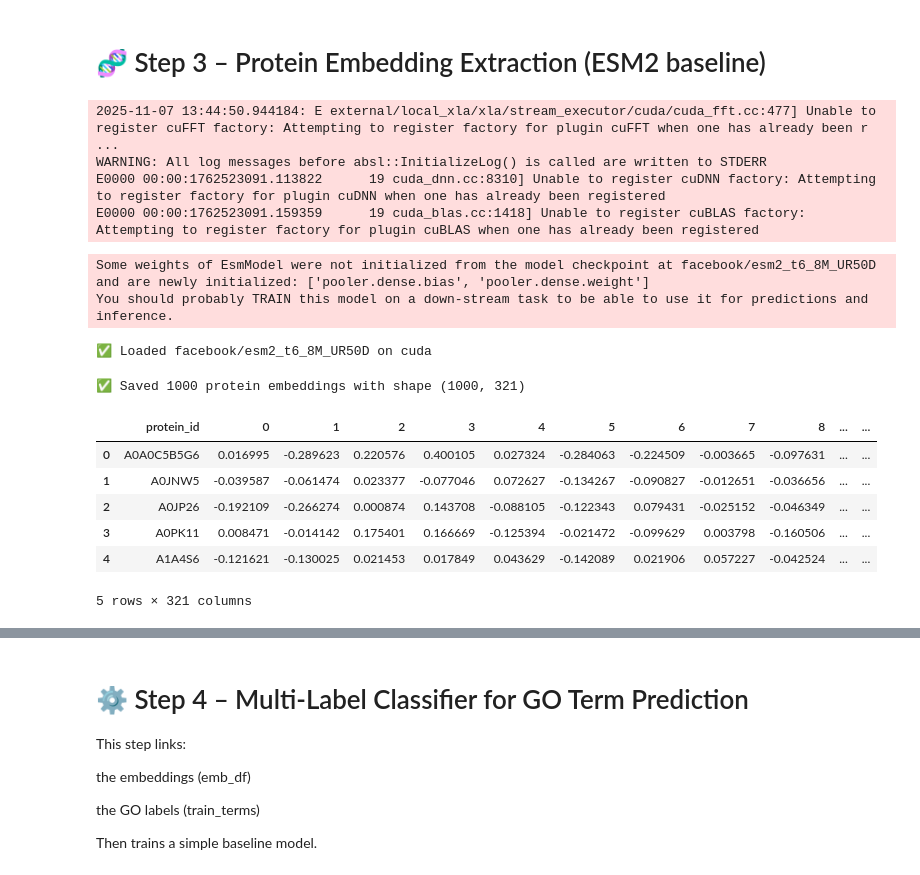
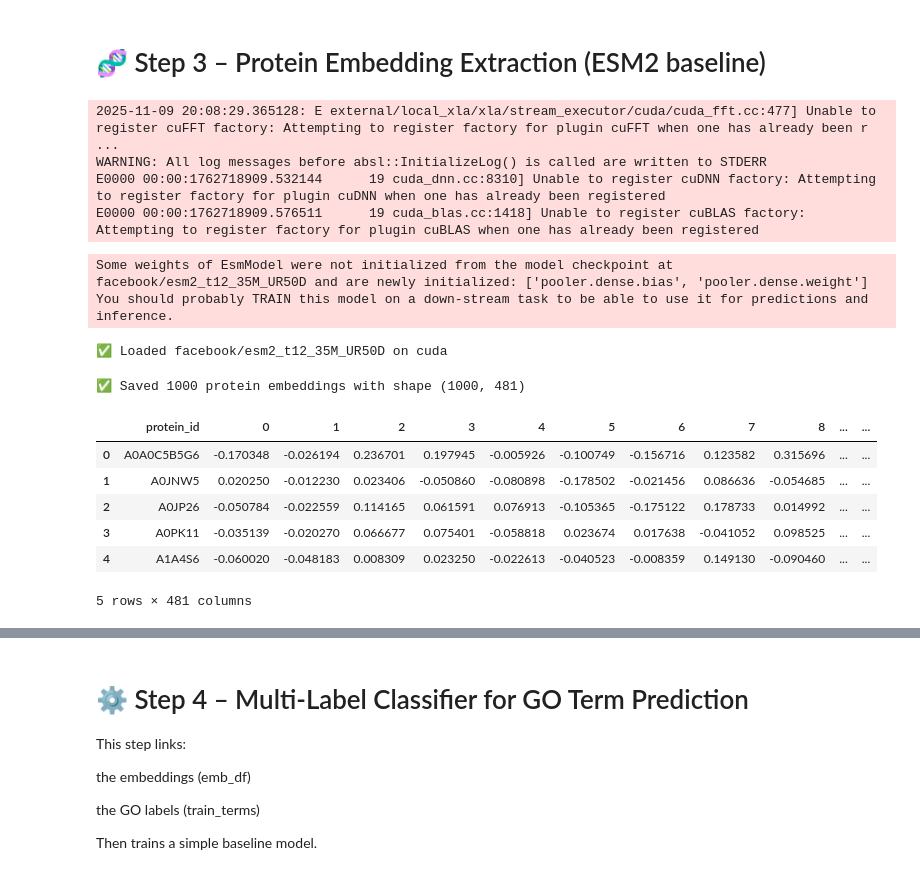
Before and after one commit to dalloliogm/kaggle_competitions, a Jupyter notebook: cafa6-v8-gpu-baseline-esm2-8m.ipynb, the cells around one changed output, grey strips where cells are left out. Drawn from its saved outputs; the diff is of its cells as text; code cells hidden in the pictures.

```diff
--- a/cafa6-v8-gpu-baseline-esm2-8m.ipynb
+++ b/cafa6-v8-gpu-baseline-esm2-8m.ipynb
@@ -301,6 +301,7 @@ from tqdm.notebook import tqdm
 # Load model + tokenizer
 # ---------------------------------------------------------
 MODEL_NAME = "facebook/esm2_t6_8M_UR50D"  # small and fast baseline
+MODEL_NAME = "facebook/esm2_t12_35M_UR50D"
 tokenizer = AutoTokenizer.from_pretrained(MODEL_NAME)
 model = AutoModel.from_pretrained(MODEL_NAME)
 device = "cuda" if torch.cuda.is_available() else "cpu"
@@ -325,42 +326,42 @@ def get_protein_embedding(sequence: str):
 # Compute embeddings for all training sequences
 # ---------------------------------------------------------
 # You can limit to first N for quick testing
 N = 1000  # change to None or len(train_sequences) for full run
 
 seq_items = list(train_sequences.items())[:N]
 embeddings = []
 protein_ids = []
 
 for prot_id, seq in tqdm(seq_items, desc="Embedding proteins"):
     try:
         emb = get_protein_embedding(seq)
         embeddings.append(emb)
         protein_ids.append(prot_id)
     except Exception as e:
         print(f"⚠️ Skipped {prot_id}: {e}")
 
 # ---------------------------------------------------------
 # Save embeddings
 # ---------------------------------------------------------
 emb_df = pd.DataFrame(embeddings)
 emb_df.insert(0, "protein_id", protein_ids)
 emb_df.to_parquet("train_esm2_embeddings.parquet", index=False)
 
 print(f"\n✅ Saved {len(emb_df)} protein embeddings with shape {emb_df.shape}")
 display(emb_df.head())
 # %% [output]
-2025-11-07 13:44:50.944184: E external/local_xla/xla/stream_executor/cuda/cuda_fft.cc:477] Unable to register cuFFT factory: Attempting to register factory for plugin cuFFT when one has already been r ...
+2025-11-09 20:08:29.365128: E external/local_xla/xla/stream_executor/cuda/cuda_fft.cc:477] Unable to register cuFFT factory: Attempting to register factory for plugin cuFFT when one has already been r ...
 WARNING: All log messages before absl::InitializeLog() is called are written to STDERR
-E0000 00:00:1762523091.113822      19 cuda_dnn.cc:8310] Unable to register cuDNN factory: Attempting to register factory for plugin cuDNN when one has already been registered
-E0000 00:00:1762523091.159359      19 cuda_blas.cc:1418] Unable to register cuBLAS factory: Attempting to register factory for plugin cuBLAS when one has already been registered
+E0000 00:00:1762718909.532144      19 cuda_dnn.cc:8310] Unable to register cuDNN factory: Attempting to register factory for plugin cuDNN when one has already been registered
+E0000 00:00:1762718909.576511      19 cuda_blas.cc:1418] Unable to register cuBLAS factory: Attempting to register factory for plugin cuBLAS when one has already been registered
-Some weights of EsmModel were not initialized from the model checkpoint at facebook/esm2_t6_8M_UR50D and are newly initialized: ['pooler.dense.bias', 'pooler.dense.weight']
+Some weights of EsmModel were not initialized from the model checkpoint at facebook/esm2_t12_35M_UR50D and are newly initialized: ['pooler.dense.bias', 'pooler.dense.weight']
 You should probably TRAIN this model on a down-stream task to be able to use it for predictions and inference.
-✅ Loaded facebook/esm2_t6_8M_UR50D on cuda
+✅ Loaded facebook/esm2_t12_35M_UR50D on cuda
-✅ Saved 1000 protein embeddings with shape (1000, 321)
+✅ Saved 1000 protein embeddings with shape (1000, 481)
 |  | protein_id | 0 | 1 | 2 | 3 | 4 | 5 | 6 | 7 | 8 | ... | ... |
-| 0 | A0A0C5B5G6 | 0.016995 | -0.289623 | 0.220576 | 0.400105 | 0.027324 | -0.284063 | -0.224509 | -0.003665 | -0.097631 | ... | ... |
-| 1 | A0JNW5 | -0.039587 | -0.061474 | 0.023377 | -0.077046 | 0.072627 | -0.134267 | -0.090827 | -0.012651 | -0.036656 | ... | ... |
-| 2 | A0JP26 | -0.192109 | -0.266274 | 0.000874 | 0.143708 | -0.088105 | -0.122343 | 0.079431 | -0.025152 | -0.046349 | ... | ... |
-| 3 | A0PK11 | 0.008471 | -0.014142 | 0.175401 | 0.166669 | -0.125394 | -0.021472 | -0.099629 | 0.003798 | -0.160506 | ... | ... |
-| 4 | A1A4S6 | -0.121621 | -0.130025 | 0.021453 | 0.017849 | 0.043629 | -0.142089 | 0.021906 | 0.057227 | -0.042524 | ... | ... |
+| 0 | A0A0C5B5G6 | -0.170348 | -0.026194 | 0.236701 | 0.197945 | -0.005926 | -0.100749 | -0.156716 | 0.123582 | 0.315696 | ... | ... |
+| 1 | A0JNW5 | 0.020250 | -0.012230 | 0.023406 | -0.050860 | -0.080898 | -0.178502 | -0.021456 | 0.086636 | -0.054685 | ... | ... |
+| 2 | A0JP26 | -0.050784 | -0.022559 | 0.114165 | 0.061591 | 0.076913 | -0.105365 | -0.175122 | 0.178733 | 0.014992 | ... | ... |
+| 3 | A0PK11 | -0.035139 | -0.020270 | 0.066677 | 0.075401 | -0.058818 | 0.023674 | 0.017638 | -0.041052 | 0.098525 | ... | ... |
+| 4 | A1A4S6 | -0.060020 | -0.048183 | 0.008309 | 0.023250 | -0.022613 | -0.040523 | -0.008359 | 0.149130 | -0.090460 | ... | ... |
-5 rows × 321 columns
+5 rows × 481 columns
```
Also changed, not shown: parts of 5 cells of this notebook.
